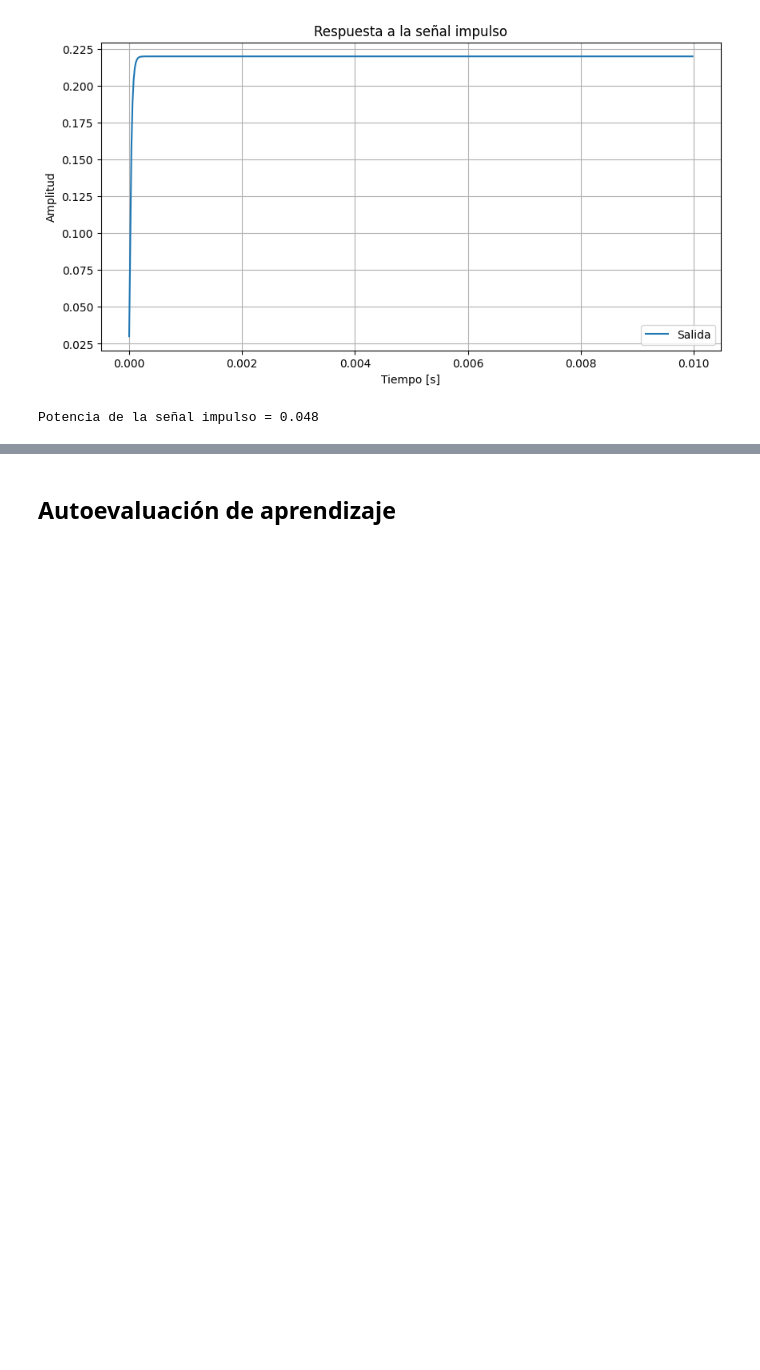
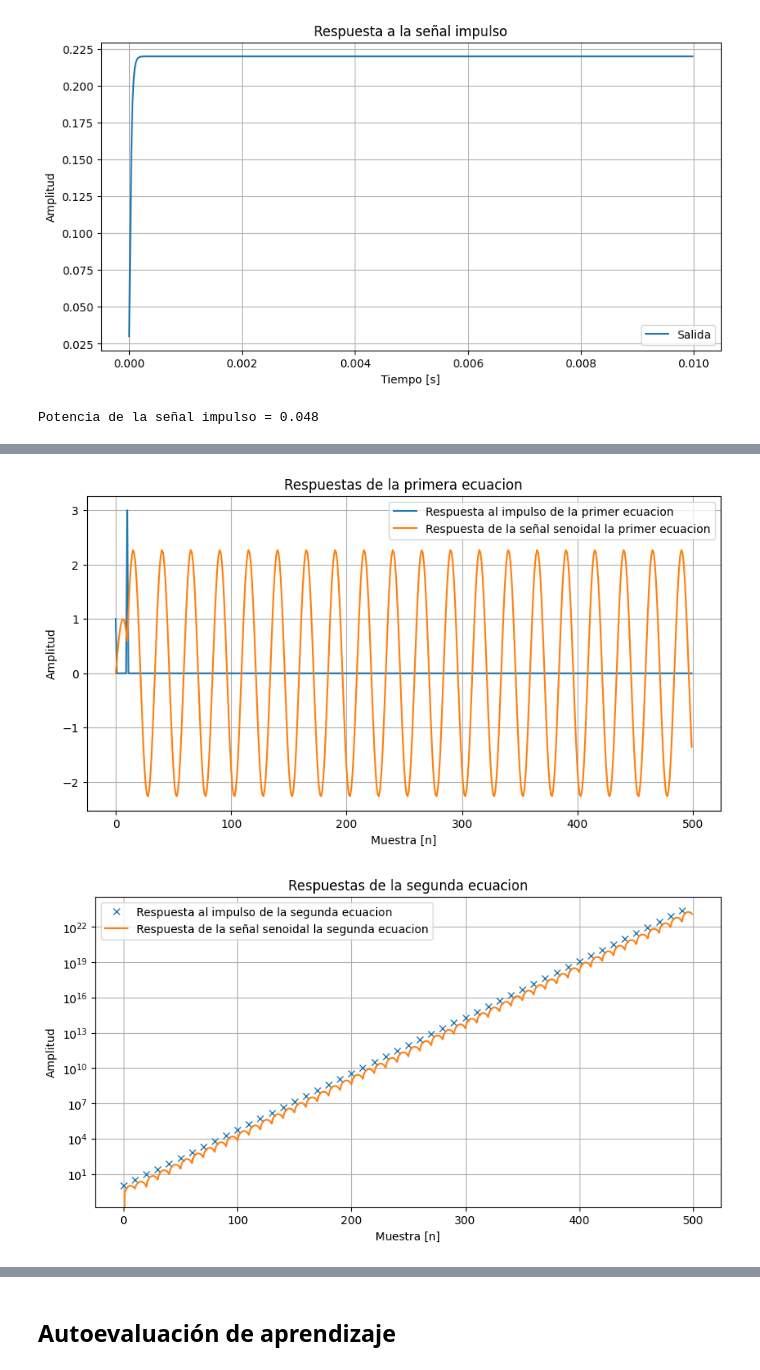
Before and after one commit to ArturoHuber1/APS, a Jupyter notebook: TS2/TS2_Huber.ipynb, the cells around one changed output, grey strips where cells are left out. Drawn from its saved outputs; the diff is of its cells as text; code cells hidden in the pictures; blank space fills up the shorter version.

```diff
--- a/TS2/TS2_Huber.ipynb
+++ b/TS2/TS2_Huber.ipynb
@@ -226,0 +320,5 @@ Comparando con la respuesta obtenida numericamente las salidas coinciden en
+# %%
+punto2(Original, impulso)                              # Original: Senoidal f: 2KHz A:1 fase :0
+# %% [output]
+[figure, added]
+[figure, added]
```
Also changed, not shown: parts of 10 cells of this notebook, 1 other file.
